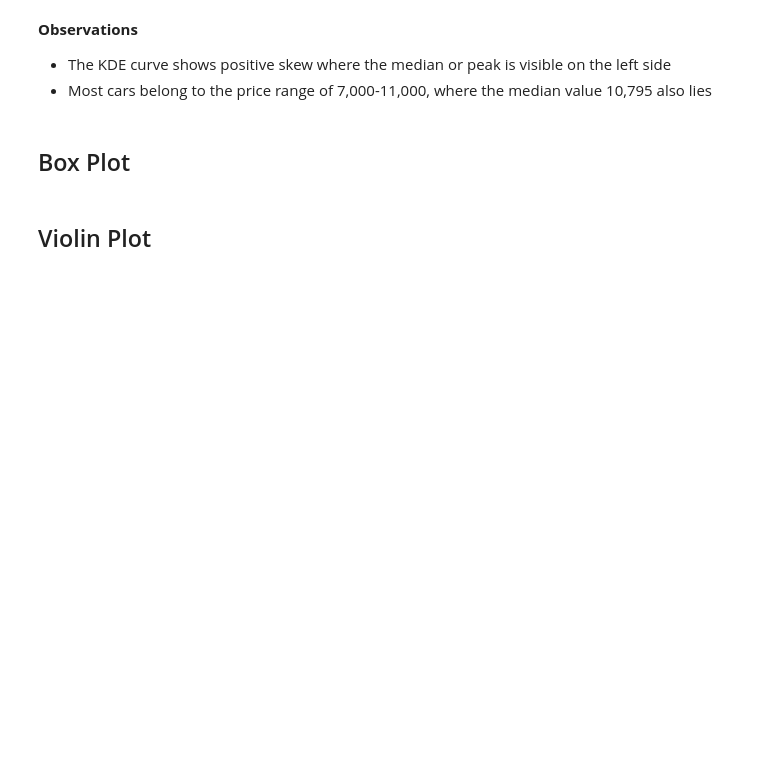
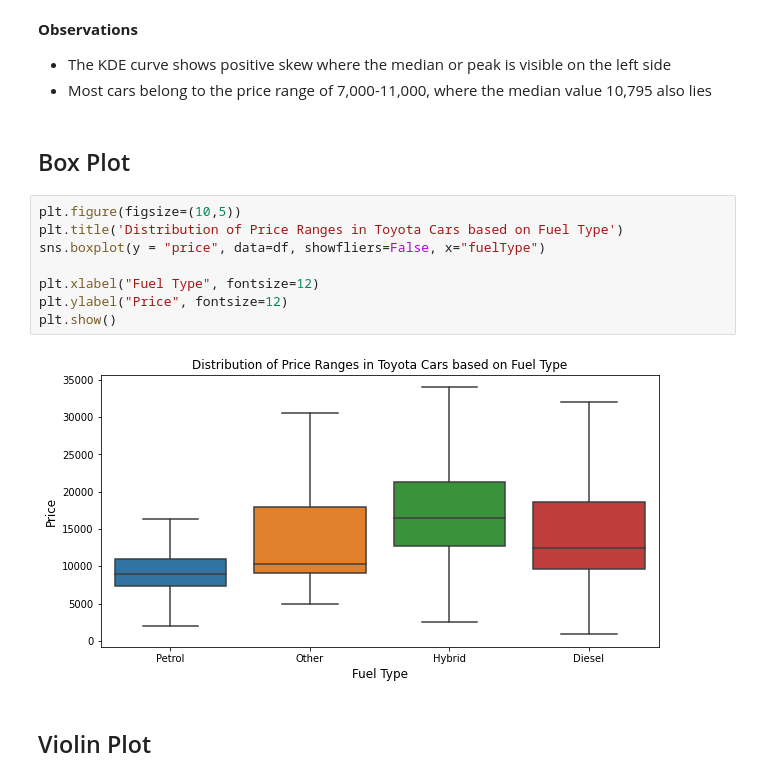
Before and after one commit to SamaSamrin/Toyota-Cars-EDA, a Jupyter notebook: TOYOTA_car_analysis.ipynb, the cells around one changed output. Cells and saved outputs as stored; diff of their text form; blank space fills up the shorter version.

Commit message:
Added box plot

```diff
--- a/TOYOTA_car_analysis.ipynb
+++ b/TOYOTA_car_analysis.ipynb
@@ -187,5 +187,15 @@ plt.show()
 - Most cars belong to the price range of 7,000-11,000, where the median value 10,795 also lies
 # %% [markdown]
 ## Box Plot
+# %%
+plt.figure(figsize=(10,5))
+plt.title('Distribution of Price Ranges in Toyota Cars based on Fuel Type')
+sns.boxplot(y = "price", data=df, showfliers=False, x="fuelType")
+
+plt.xlabel("Fuel Type", fontsize=12)
+plt.ylabel("Price", fontsize=12)
+plt.show()
+# %% [output]
+[figure, added]
 # %% [markdown]
 ## Violin Plot
```
